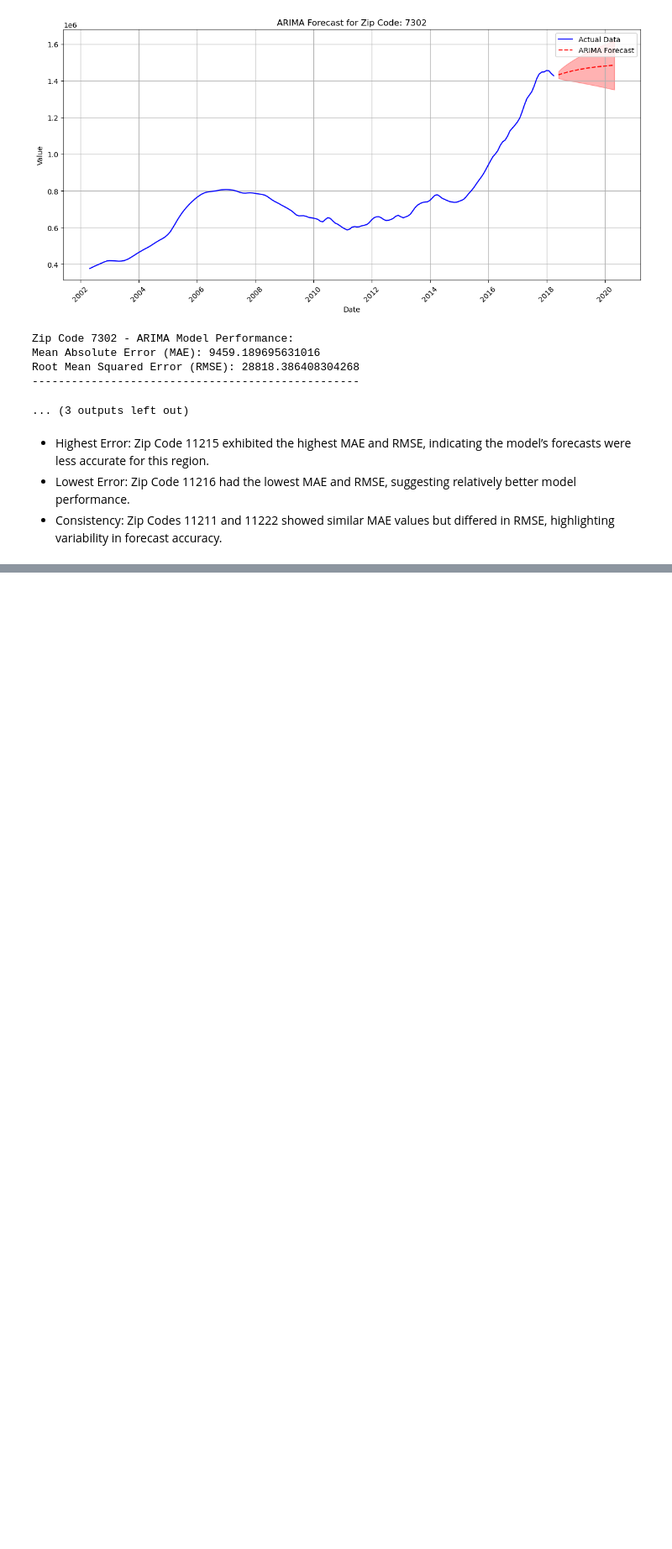
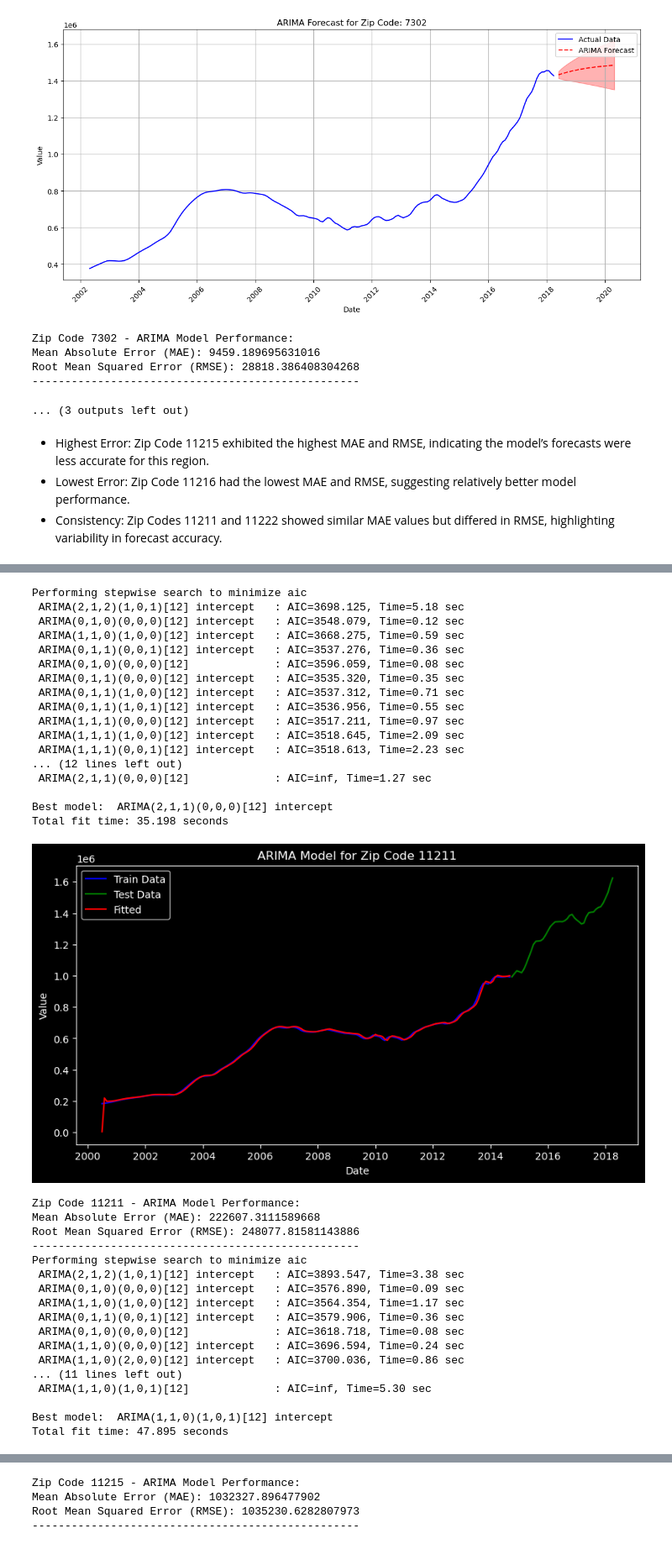
Before and after one commit to PaulMuniu/Phase-4-Group-Project, a Jupyter notebook: Student.ipynb, the cells around one changed output, grey strips where cells are left out. Shown at 84% size. Drawn from its saved outputs; the diff is of its cells as text; code cells hidden in the pictures; blank space fills up the shorter version.

Commit message:
Auto Arima Model

```diff
--- a/Student.ipynb
+++ b/Student.ipynb
@@ -1188,0 +1197,74 @@ Root Mean Squared Error (RMSE): 28818.386408304268
+# %%
+import pmdarima as pm
+zip_codes = ['11211', '11222', '11216', '7302', '11215']
+for zipcode in zip_codes:
+    # Retrieve the time series data for the current zip code
+    ts = globals()['ts_' + zipcode]  # Adjust if your time series DataFrame variable names are different
+
+    # Calculate the split index for training and testing
+    train_size = 0.80  # Training size as a proportion of the dataset
+    split_idx = round(len(ts) * train_size)
+
+    # Split the time series data into train and test sets
+    train = ts.iloc[:split_idx]
+    test = ts.iloc[split_idx:]
+
+    # Fit the AutoARIMA model with seasonal parameters to the training data
+    model = pm.auto_arima(train, trace=True, error_action='ignore', suppress_warnings=True, stepwise=True, seasonal=True, m=12)
+    model.fit(train)
+
+    # Plot the actual, fitted, and forecasted values
+    plt.figure(figsize=(10, 5))
+    plt.plot(train.index, train.values, label='Train Data', color='blue')
+    plt.plot(test.index, test.values, label='Test Data', color='green')
+    plt.plot(train.index, model.predict_in_sample(), label='Fitted', color='red')
+    plt.title(f'ARIMA Model for Zip Code {zipcode}')
+    plt.xlabel('Date')
+    plt.ylabel('Value')
+    plt.legend()
+    plt.show();
+
+    # Evaluate the model
+    mae = mean_absolute_error(test, forecast)
+    rmse = mean_squared_error(test, forecast, squared=False)
+
+    print(f'Zip Code {zipcode} - ARIMA Model Performance:')
+    print(f'Mean Absolute Error (MAE): {mae}')
+    print(f'Root Mean Squared Error (RMSE): {rmse}')
+    print('--------------------------------------------------')
+# %% [output]
+Performing stepwise search to minimize aic
+ ARIMA(2,1,2)(1,0,1)[12] intercept   : AIC=3698.125, Time=5.18 sec
+ ARIMA(0,1,0)(0,0,0)[12] intercept   : AIC=3548.079, Time=0.12 sec
+ ARIMA(1,1,0)(1,0,0)[12] intercept   : AIC=3668.275, Time=0.59 sec
+ ARIMA(0,1,1)(0,0,1)[12] intercept   : AIC=3537.276, Time=0.36 sec
+ ARIMA(0,1,0)(0,0,0)[12]             : AIC=3596.059, Time=0.08 sec
+ ARIMA(0,1,1)(0,0,0)[12] intercept   : AIC=3535.320, Time=0.35 sec
+ ARIMA(0,1,1)(1,0,0)[12] intercept   : AIC=3537.312, Time=0.71 sec
+ ARIMA(0,1,1)(1,0,1)[12] intercept   : AIC=3536.956, Time=0.55 sec
+ ARIMA(1,1,1)(0,0,0)[12] intercept   : AIC=3517.211, Time=0.97 sec
+ ARIMA(1,1,1)(1,0,0)[12] intercept   : AIC=3518.645, Time=2.09 sec
+ ARIMA(1,1,1)(0,0,1)[12] intercept   : AIC=3518.613, Time=2.23 sec
+... (12 lines left out)
+ ARIMA(2,1,1)(0,0,0)[12]             : AIC=inf, Time=1.27 sec
+
+Best model:  ARIMA(2,1,1)(0,0,0)[12] intercept
+Total fit time: 35.198 seconds
+[figure, added]
+Zip Code 11211 - ARIMA Model Performance:
+Mean Absolute Error (MAE): 222607.3111589668
+Root Mean Squared Error (RMSE): 248077.81581143886
+--------------------------------------------------
+Performing stepwise search to minimize aic
+ ARIMA(2,1,2)(1,0,1)[12] intercept   : AIC=3893.547, Time=3.38 sec
+ ARIMA(0,1,0)(0,0,0)[12] intercept   : AIC=3576.890, Time=0.09 sec
+ ARIMA(1,1,0)(1,0,0)[12] intercept   : AIC=3564.354, Time=1.17 sec
+ ARIMA(0,1,1)(0,0,1)[12] intercept   : AIC=3579.906, Time=0.36 sec
+ ARIMA(0,1,0)(0,0,0)[12]             : AIC=3618.718, Time=0.08 sec
+ ARIMA(1,1,0)(0,0,0)[12] intercept   : AIC=3696.594, Time=0.24 sec
+ ARIMA(1,1,0)(2,0,0)[12] intercept   : AIC=3700.036, Time=0.86 sec
+... (11 lines left out)
+ ARIMA(1,1,0)(1,0,1)[12]             : AIC=inf, Time=5.30 sec
+
+Best model:  ARIMA(1,1,0)(1,0,1)[12] intercept
+Total fit time: 47.895 seconds
@@ -1188,0 +1328,4 @@ Root Mean Squared Error (RMSE): 28818.386408304268
+Zip Code 11215 - ARIMA Model Performance:
+Mean Absolute Error (MAE): 1032327.896477902
+Root Mean Squared Error (RMSE): 1035230.6282807973
+--------------------------------------------------
```
Also changed, not shown: parts of 4 cells of this notebook.
